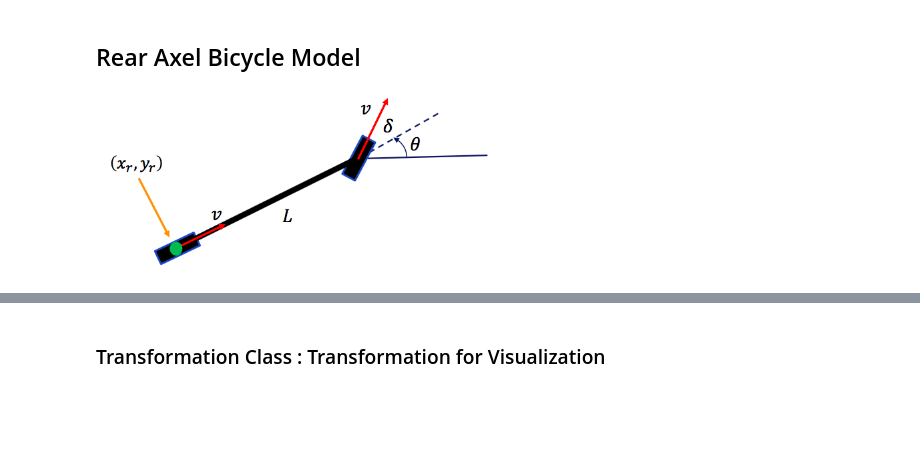
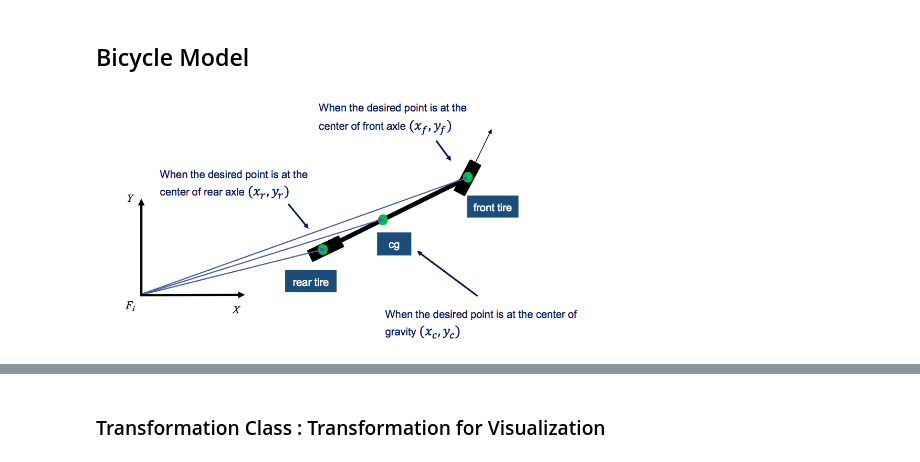
Before and after one commit to kh11kim/jupyrobo, a Jupyter notebook: BicycleModel/bicycle_model.ipynb, the cells around one changed output, grey strips where cells are left out. Saved outputs shown, nothing was run; the diff lists cells and outputs as text; code cells hidden in the pictures; blank space fills up the shorter version.

Commit message:
bicycle model refactoring
1. refactoring using codeprint, animake
2. front axle model added

```diff
--- a/BicycleModel/bicycle_model.ipynb
+++ b/BicycleModel/bicycle_model.ipynb
@@ -7,6 +12,6 @@ from IPython.display import Image
 # %% [markdown]
-## Rear Axel Bicycle Model
+## Bicycle Model
 # %%
-Image('rear_axle_bicycle_model.png', width=400)
+Image('bicycle_model.png', width=500)
 # %% [output]
-[figure, old version]
+[figure, new version]
```
Also changed, not shown: parts of 23 cells of this notebook, 5 other files.
